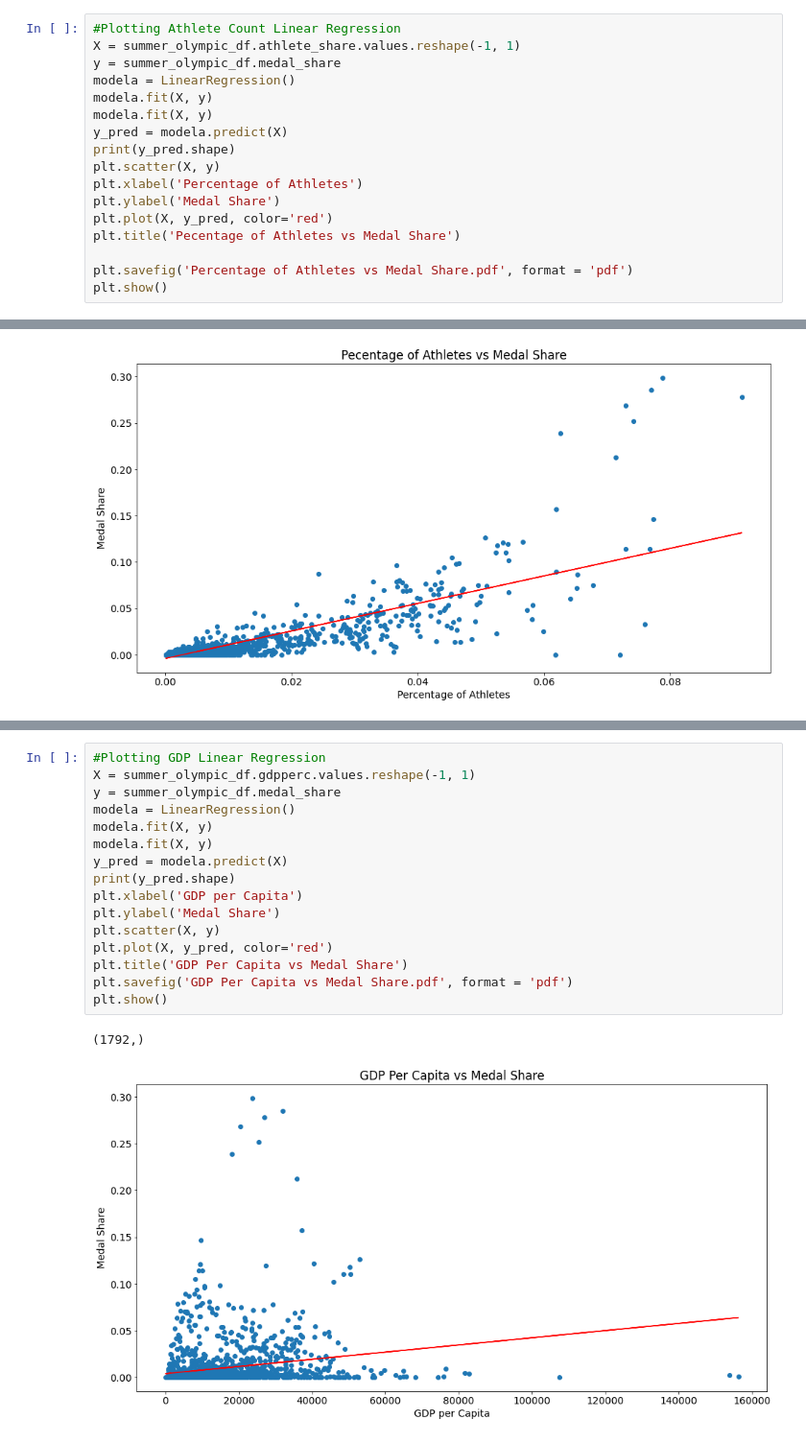
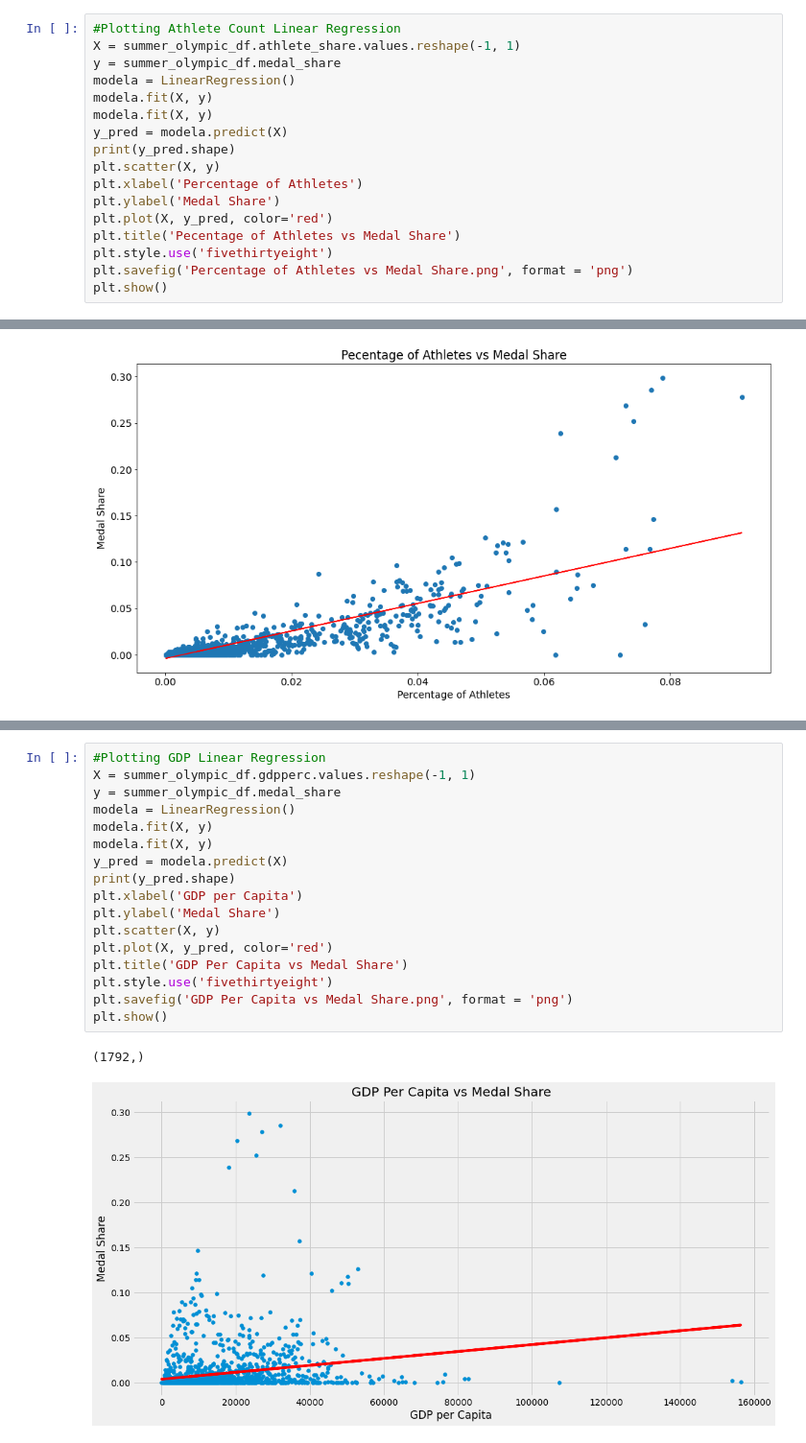
Before and after one commit to olympics2022/olympic_medal_analysis, a Jupyter notebook: Analysis/summer_lr_analysis.ipynb, the cells around one changed output, grey strips where cells are left out. Shown: that part at 96% size. Cells and saved outputs as stored; diff of their text form.

Commit message:
adding images

```diff
--- a/Analysis/summer_lr_analysis.ipynb
+++ b/Analysis/summer_lr_analysis.ipynb
@@ -103,8 +103,8 @@ plt.xlabel('Percentage of Athletes')
 plt.ylabel('Medal Share')
 plt.plot(X, y_pred, color='red')
 plt.title('Pecentage of Athletes vs Medal Share')
-
-plt.savefig('Percentage of Athletes vs Medal Share.pdf', format = 'pdf')
+plt.style.use('fivethirtyeight')
+plt.savefig('Percentage of Athletes vs Medal Share.png', format = 'png')
 plt.show()
 # %% [output]
 (1792,)
@@ -138,22 +138,23 @@ strong multicollinearity or other numerical problems.
 # %%
 #Plotting GDP Linear Regression
 X = summer_olympic_df.gdpperc.values.reshape(-1, 1)
 y = summer_olympic_df.medal_share
 modela = LinearRegression()
 modela.fit(X, y)
 modela.fit(X, y)
 y_pred = modela.predict(X)
 print(y_pred.shape)
 plt.xlabel('GDP per Capita')
 plt.ylabel('Medal Share')
 plt.scatter(X, y)
 plt.plot(X, y_pred, color='red')
 plt.title('GDP Per Capita vs Medal Share')
-plt.savefig('GDP Per Capita vs Medal Share.pdf', format = 'pdf')
+plt.style.use('fivethirtyeight')
+plt.savefig('GDP Per Capita vs Medal Share.png', format = 'png')
 plt.show()
 # %% [output]
 (1792,)
-[figure, old version]
+[figure, new version]
 # %%
 # Population Linear Regression model
 model_pop = sm.ols(formula='medal_share ~ lnpopulation', data=summer_olympic_df).fit()
```
Also changed, not shown: parts of 5 cells of this notebook, 7 other files.
